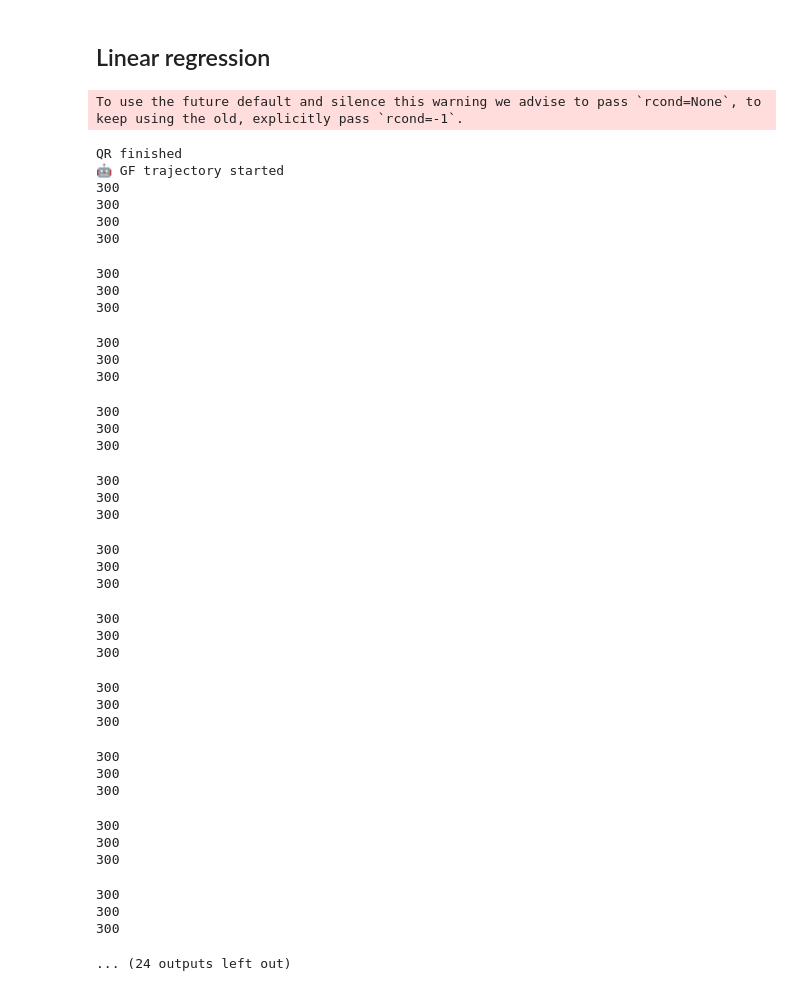
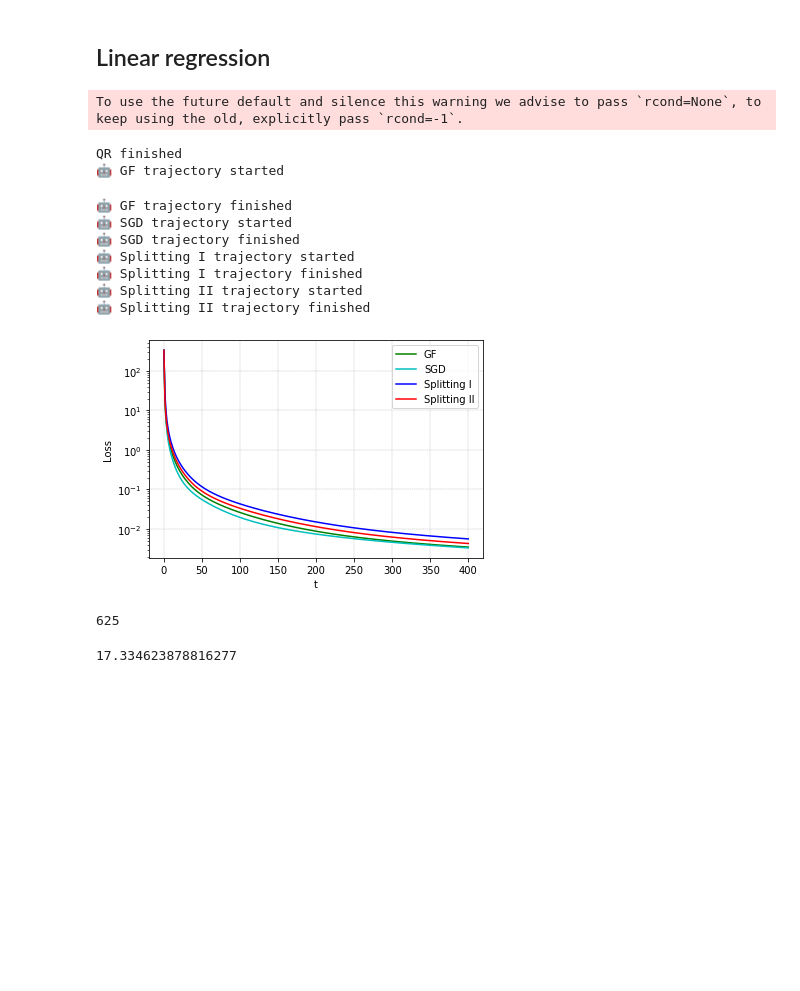
Before and after one commit to MerkulovDaniil/split-sgd, a Jupyter notebook: Code/Continious_time.ipynb, the cells around one changed output. Cells and saved outputs as stored; diff of their text form; code cells hidden in the pictures; blank space fills up the shorter version.

```diff
--- a/Code/Continious_time.ipynb
+++ b/Code/Continious_time.ipynb
@@ -85,6 +85,7 @@ def gradient_flow_trajectory(Q, R, theta_0, y, ts):
     losses = []
 
     for t in tqdm(ts):
+        # print(t)
         theta_t = solve_local_problem(Q, R, theta_0, y, t, n)
         thetas.append(theta_t)
         loss_t = loss(R.T@Q.T, theta_t, y)
@@ -147,7 +148,9 @@ def spl_trajectory(Qs, Rs, theta_0, ys, ts):
             # thetas.append(theta_t)
             # loss_t = loss(Xs, theta_t, ys)
             # losses.append(loss_t)
+            theta_prev = theta_t
             theta_t = solve_local_problem(Qs[i_batch], Rs[i_batch], theta_t, ys[i_batch], h, n)
+            # print(np.linalg.norm(theta_t - theta_prev))
 
 
     print('🤖 Splitting I trajectory finished')
@@ -173,6 +176,7 @@ def spl2_trajectory(Qs, Rs, theta_0, ys, ts):
             break
 
         h = ts[i_t+1] - ts[i_t]
+        # print(h)
         for i_batch in range(s-1):
             # ts_new.append(ts[i_t] + i_batch*h/(2*s))
             # thetas.append(theta_t)
@@ -200,11 +204,10 @@ def spl2_trajectory(Qs, Rs, theta_0, ys, ts):
 
 # ======= Problem generation =======
 
-hs = np.logspace(-2, -1, 12)
 p = 300
 n = 300
-s = 20
-b = 15
+s = 10
+b = 30
 n_max_iter = 2000
 epsilon = 0
 n_experiments = 30
@@ -224,72 +227,54 @@ for i_batch in range(s):
 
 print('QR finished')
 
 theta_0     = np.random.randn(p)
-total_time  = 2000
-learning_rate = 4e-2
+theta_0     = theta_0/np.linalg.norm(theta_0)
+total_time  = 400
+learning_rate = 1e-1
 N_epochs = int(total_time*b/(learning_rate*n))
-h = learning_rate*s
-ts_gf = np.linspace(0, total_time, 100)
-ts_spl = np.linspace(0, total_time, 100)
+ts_gf = np.linspace(0, total_time, 300)
+ts_spl = np.linspace(0, total_time, 300)
 
 # ======= Trajectory generation =======
 thetas_gf, losses_gf    = gradient_flow_trajectory(Q, R, theta_0, y, ts_gf)
 thetas_sgd, losses_sgd, ts_sgd  = sgd_trajectory(Xs, theta_0, ys, learning_rate, N_epochs)
 thetas_spl, losses_spl = spl_trajectory(Qs, Rs, theta_0, ys, ts_spl)
 thetas_spl2, losses_spl2 = spl2_trajectory(Qs, Rs, theta_0, ys, ts_spl)
 
 plt.figure(figsize=(6.0, 4.0))
 # plt.semilogy(np.linspace(0,total_time, repetitions), par_residuals_true[:-1], 'go', label = 'True')
 # plt.semilogy(np.linspace(0,total_time, repetitions), par_residuals_true[:-1], 'g')
 plt.semilogy(ts_gf, losses_gf, 'g', label = 'GF')
 plt.semilogy(ts_sgd, losses_sgd, 'c', label = 'SGD')
-# plt.semilogy(ts_spl, losses_spl, 'b', label = 'Splitting I')
-# plt.semilogy(ts_spl, losses_spl2, 'r', label = 'Splitting II')
+plt.semilogy(ts_spl, losses_spl, 'b', label = 'Splitting I')
+plt.semilogy(ts_spl, losses_spl2, 'r', label = 'Splitting II')
 plt.grid(True, linestyle='--', linewidth=0.4)
 # plt.grid()
 plt.xlabel('t')
 plt.ylabel('Loss')
 plt.legend()
 
 # plt.savefig('sgd_split_step_n{}.svg'.format(epsilon))
 plt.savefig('convergence_lls.pdf')
 plt.show()
 # %% [output]
 To use the future default and silence this warning we advise to pass `rcond=None`, to keep using the old, explicitly pass `rcond=-1`.
 QR finished
 🤖 GF trajectory started
-300
-300
-300
-300
-300
-300
-300
+🤖 GF trajectory finished
+🤖 SGD trajectory started
+🤖 SGD trajectory finished
+🤖 Splitting I trajectory started
+🤖 Splitting I trajectory finished
+🤖 Splitting II trajectory started
+🤖 Splitting II trajectory finished
-300
-300
-300
-300
-300
-300
-300
-300
-300
-300
-300
-300
-300
-300
-300
-300
-300
-300
-300
-300
-300
-300
-300
-300
-300
-300
-300
-... (24 outputs left out)
+[figure, added]
+# %%
+print(N_epochs)
+# %% [output]
+625
+# %%
+theta_0 = np.random.randn(p)
+np.linalg.norm(theta_0)
+# %% [output]
+17.334623878816277
```
Also changed, not shown: parts of 2 cells of this notebook.
